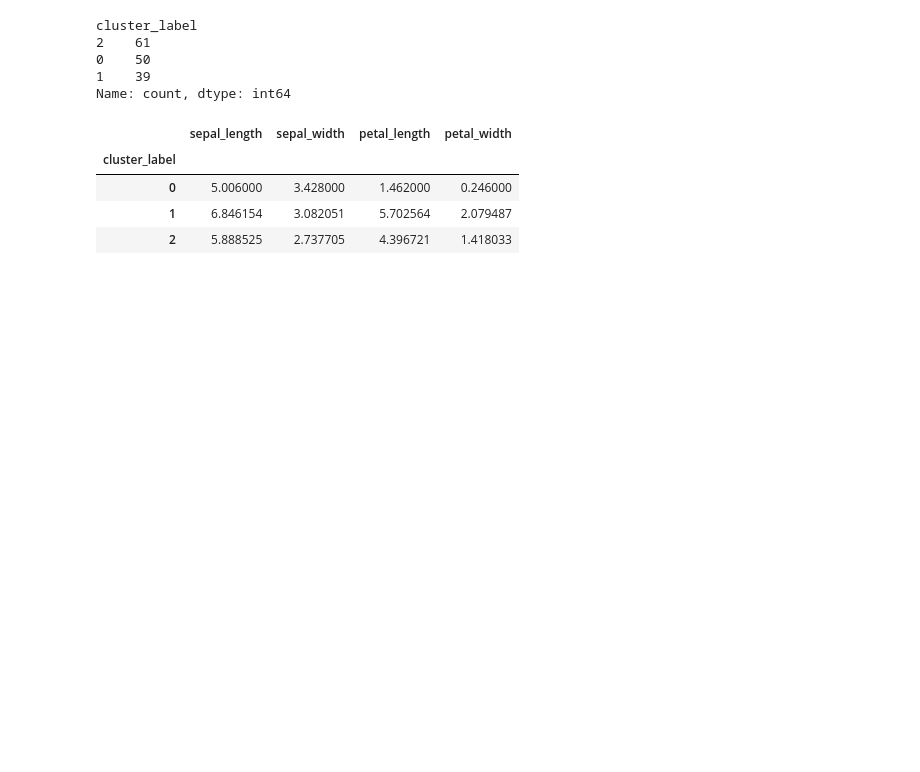
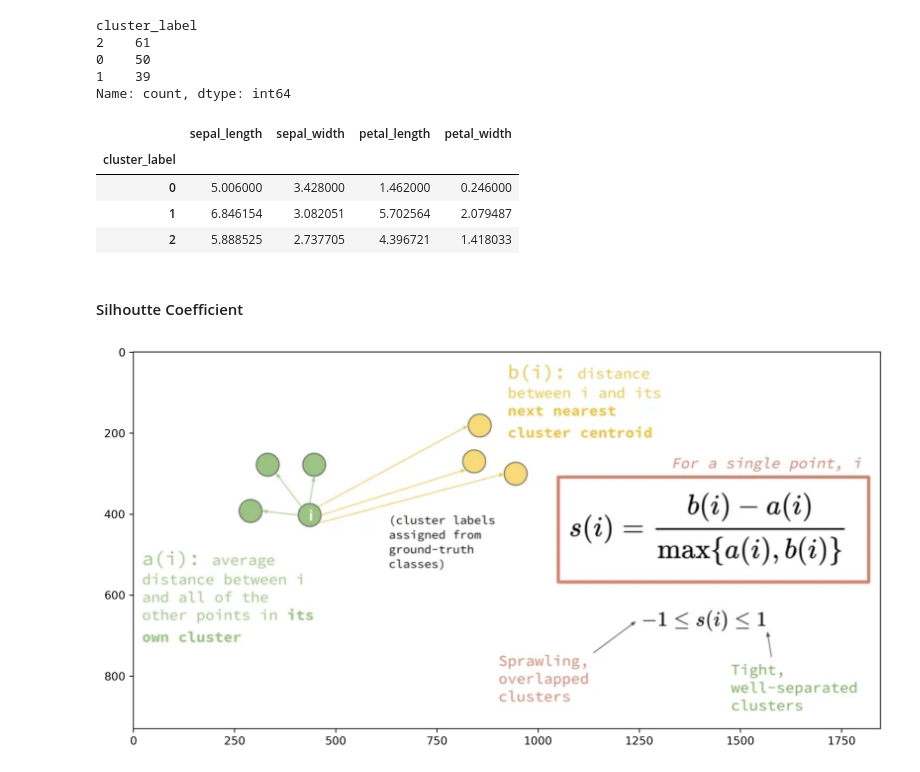
Before and after one commit to mohangollapalli/ml_models, a Jupyter notebook: KMeans/kmeans_elbow.ipynb, the cells around one changed output. Saved outputs shown, nothing was run; the diff lists cells and outputs as text; code cells hidden in the pictures; blank space fills up the shorter version.

```diff
--- a/KMeans/kmeans_elbow.ipynb
+++ b/KMeans/kmeans_elbow.ipynb
@@ -64,3 +67,11 @@ data_in.groupby(['cluster_label']).mean()
 | 0 | 5.006000 | 3.428000 | 1.462000 | 0.246000 |
 | 1 | 6.846154 | 3.082051 | 5.702564 | 2.079487 |
 | 2 | 5.888525 | 2.737705 | 4.396721 | 1.418033 |
+# %% [markdown]
+#### Silhoutte Coefficient
+# %%
+fig, ax = plt.subplots(dpi=300, figsize=(12,8))
+plt.imshow(img.imread("./s1.png"))
+plt.show()
+# %% [output]
+[figure, added]
```
Also changed, not shown: parts of 5 cells of this notebook, 2 other files.
